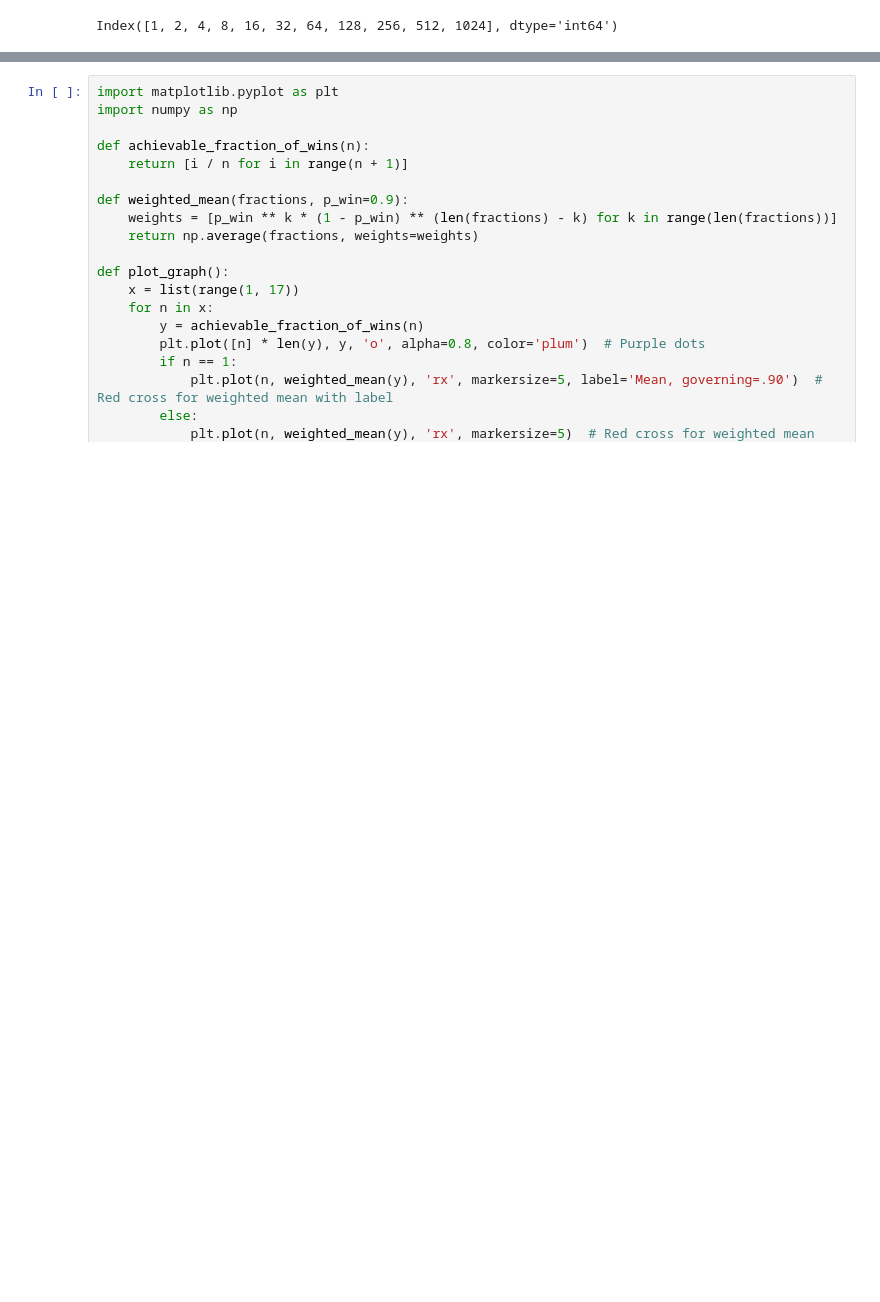
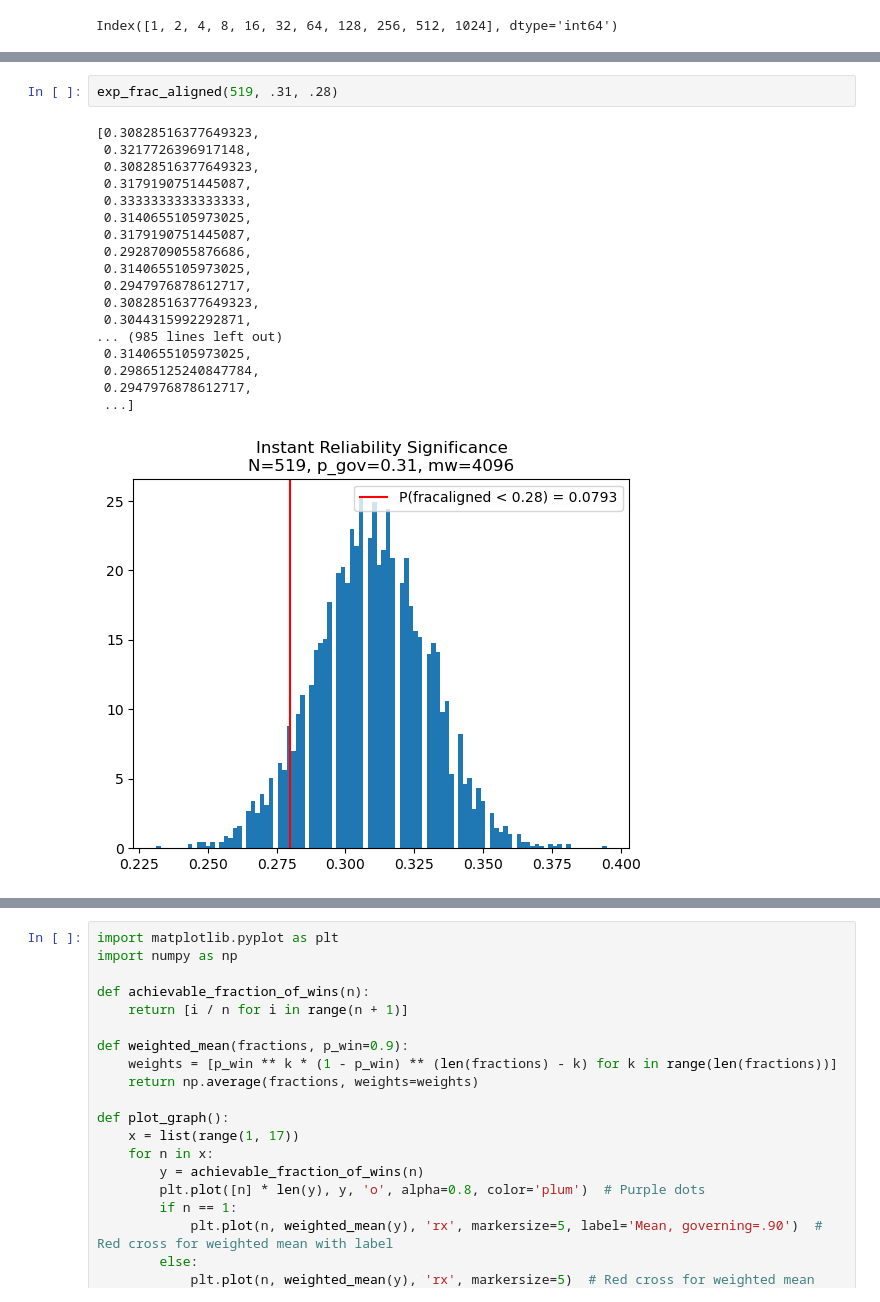
Before and after one commit to hickman-santini/local-proper, a Jupyter notebook: local_proper.ipynb, the cells around one changed output, grey strips where cells are left out. Saved outputs shown, nothing was run; the diff lists cells and outputs as text; blank space fills up the shorter version.

```diff
--- a/local_proper.ipynb
+++ b/local_proper.ipynb
@@ -162 +211,22 @@ Index([1, 2, 4, 8, 16, 32, 64, 128, 256, 512, 1024], dtype='int64')
+# %%
+exp_frac_aligned(519, .31, .28)
+# %% [output]
+[0.30828516377649323,
+ 0.3217726396917148,
+ 0.30828516377649323,
+ 0.3179190751445087,
+ 0.3333333333333333,
+ 0.3140655105973025,
+ 0.3179190751445087,
+ 0.2928709055876686,
+ 0.3140655105973025,
+ 0.2947976878612717,
+ 0.30828516377649323,
+ 0.3044315992292871,
+... (985 lines left out)
+ 0.3140655105973025,
+ 0.29865125240847784,
+ 0.2947976878612717,
+ ...]
+[figure, added]
 # %%
```
Also changed, not shown: parts of 4 cells of this notebook, 3 other files.
